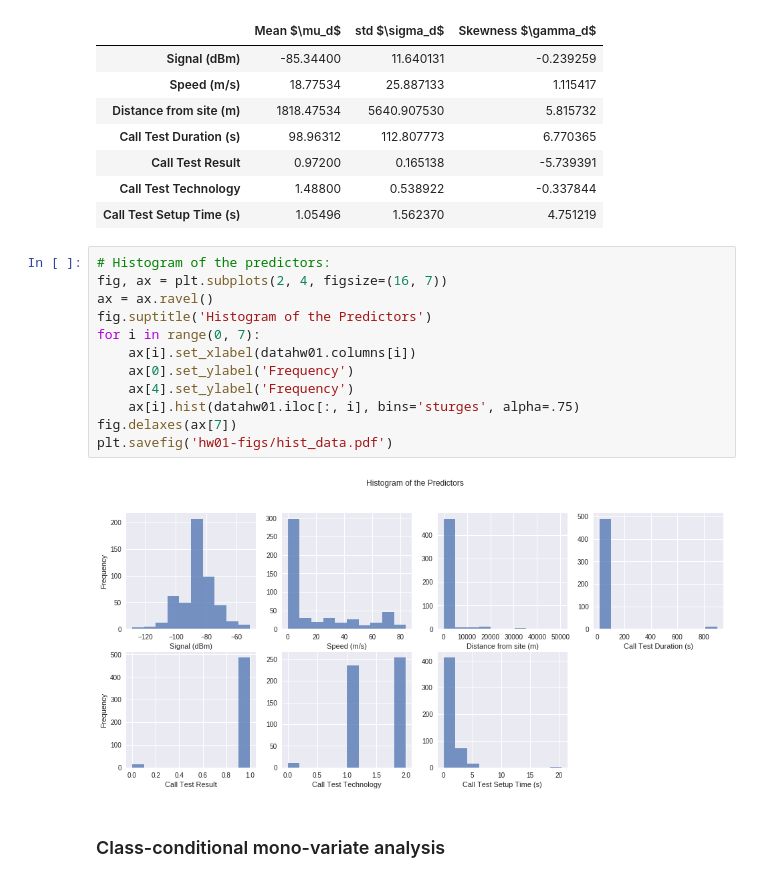
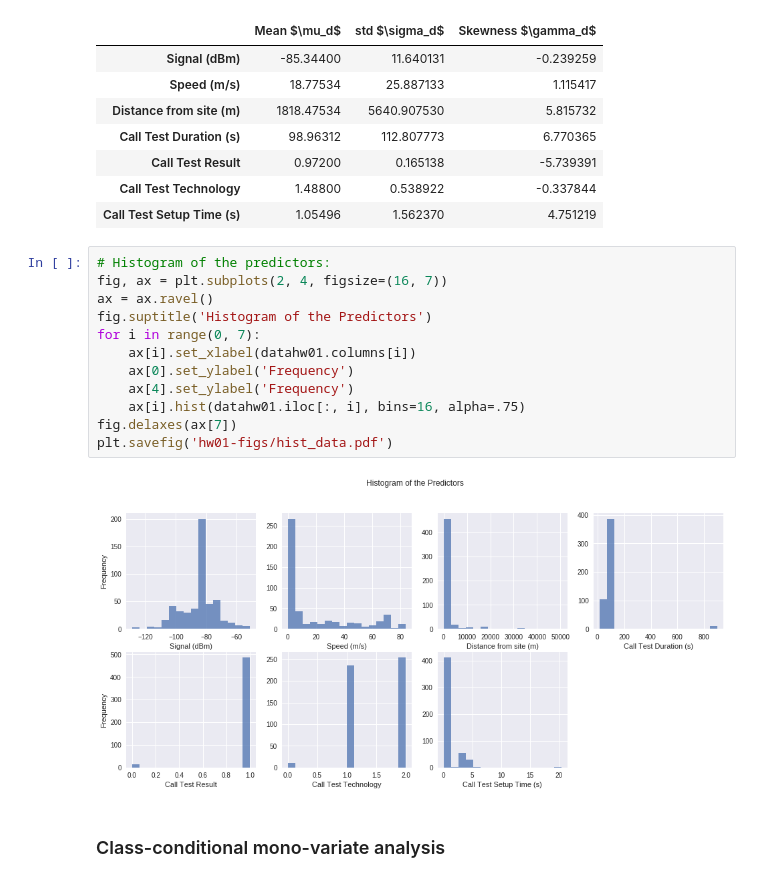
Before and after one commit to ezequiasjunior/ica2019.2, a Jupyter notebook: data_preprocessing.ipynb, the cells around one changed output. Saved outputs shown, nothing was run; the diff lists cells and outputs as text.

```diff
--- a/data_preprocessing.ipynb
+++ b/data_preprocessing.ipynb
@@ -212,17 +212,17 @@ display(unc_monovar.T)
 # %%
 # Histogram of the predictors:
 fig, ax = plt.subplots(2, 4, figsize=(16, 7))
 ax = ax.ravel()
 fig.suptitle('Histogram of the Predictors')
 for i in range(0, 7):
     ax[i].set_xlabel(datahw01.columns[i])
     ax[0].set_ylabel('Frequency')
     ax[4].set_ylabel('Frequency')
-    ax[i].hist(datahw01.iloc[:, i], bins='sturges', alpha=.75)
+    ax[i].hist(datahw01.iloc[:, i], bins=16, alpha=.75)
 fig.delaxes(ax[7])
 plt.savefig('hw01-figs/hist_data.pdf')
 # %% [output]
-[figure, old version]
+[figure, new version]
 # %% [markdown]
 ### Class-conditional mono-variate analysis
 # %%
```
Also changed, not shown: parts of 4 cells of this notebook, 17 other files.
